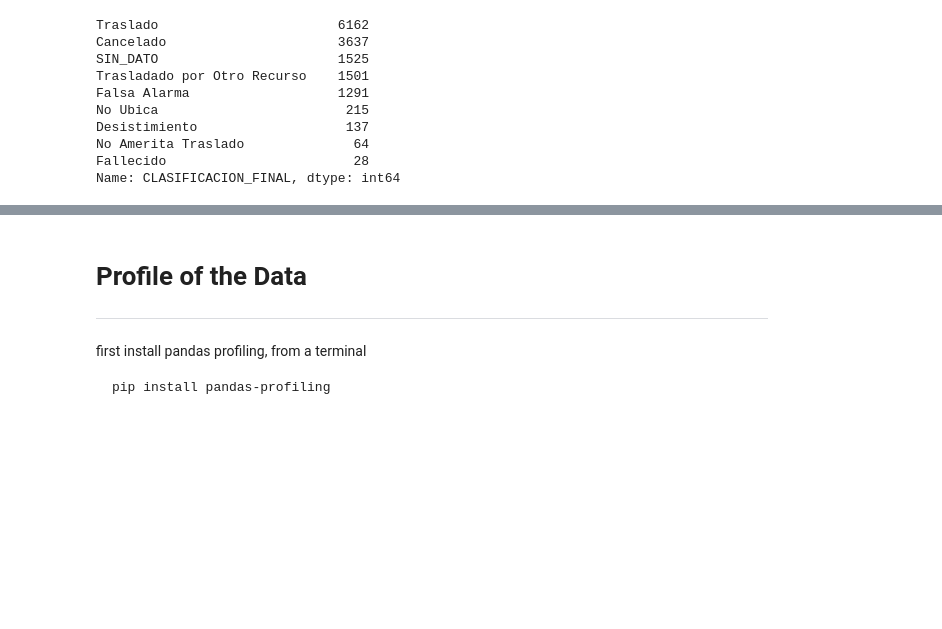
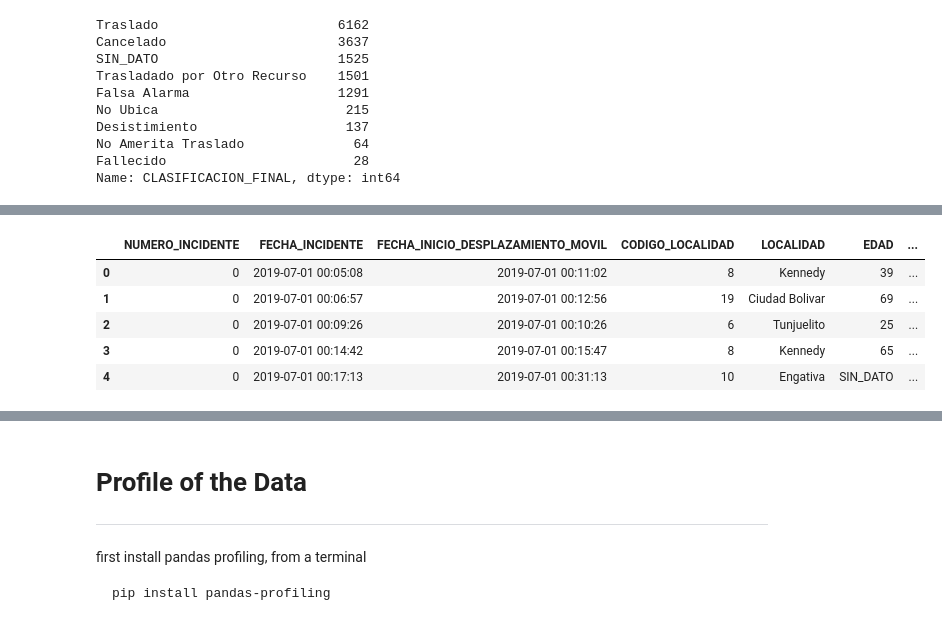
Before and after one commit to Rgalindo85/ESEIT_BigData, a Jupyter notebook: notebooks/0.1.rgalindo-clean-data-july-2019.ipynb, the cells around one changed output, grey strips where cells are left out. Drawn from its saved outputs; the diff is of its cells as text; code cells hidden in the pictures; blank space fills up the shorter version.

```diff
--- a/notebooks/0.1.rgalindo-clean-data-july-2019.ipynb
+++ b/notebooks/0.1.rgalindo-clean-data-july-2019.ipynb
@@ -14,7 +17,7 @@ sys.path.append(os.path.join(project_dir, 'src', 'data'))
 
 from data_manipulator import get_input_data
 
-bucket = 'esp-big-data'
+bucket = 'fredo7'
 directory = 'BigData'
 # %% [markdown]
 ## Read Metadata
@@ -45,5 +69,8 @@ The final data must contains this and only this columns with that specific heade
 # %%
-raw_data = get_input_data(filename = 'datos-abiertos-julio-2019.csv')
+raw_data = get_input_data(
+    bucket=bucket,
+    initial_directory=directory,
+    filename = 'datos-abiertos-julio-2019.csv')
 print(raw_data.info())
 # %% [output]
 <class 'pandas.core.frame.DataFrame'>
@@ -224,3 +251,10 @@ raw_data.head()
 | 2 | 2019-07-01 00:09:26 | 2019-07-01 00:10:26 | 6 | Tunjuelito | 25 | Años | MASCULINO | ... |
 | 3 | 2019-07-01 00:14:42 | 2019-07-01 00:15:47 | 8 | Kennedy | 65 | Años | MASCULINO | ... |
 | 4 | 2019-07-01 00:17:13 | 2019-07-01 00:31:13 | 10 | Engativa | SIN_DATO | SIN_DATO | SIN_DATO | ... |
+# %%
+#el numero de incidiente no se encuentra por lo menos en el primer
+# ejemplo, por lo que vamos agregar una columna con valores 0, incluyendo
+# el número de incidente.
+
+raw_data = raw_data.assign(NUMERO_INCIDENTE=0)
+raw_data.head()
@@ -226,0 +268,3 @@ raw_data.head()
+# %%
+cols = list(raw_data.columns)
+cols
@@ -226,0 +285,12 @@ raw_data.head()
+# %%
+cols2 = cols[-1:] + cols[:-1]
+cols2
+raw_data = raw_data[cols2]
+raw_data.head()
+# %% [output]
+|  | NUMERO_INCIDENTE | FECHA_INCIDENTE | FECHA_INICIO_DESPLAZAMIENTO_MOVIL | CODIGO_LOCALIDAD | LOCALIDAD | EDAD | ... |
+| 0 | 0 | 2019-07-01 00:05:08 | 2019-07-01 00:11:02 | 8 | Kennedy | 39 | ... |
+| 1 | 0 | 2019-07-01 00:06:57 | 2019-07-01 00:12:56 | 19 | Ciudad Bolivar | 69 | ... |
+| 2 | 0 | 2019-07-01 00:09:26 | 2019-07-01 00:10:26 | 6 | Tunjuelito | 25 | ... |
+| 3 | 0 | 2019-07-01 00:14:42 | 2019-07-01 00:15:47 | 8 | Kennedy | 65 | ... |
+| 4 | 0 | 2019-07-01 00:17:13 | 2019-07-01 00:31:13 | 10 | Engativa | SIN_DATO | ... |
```
Also changed, not shown: parts of 5 cells of this notebook.
